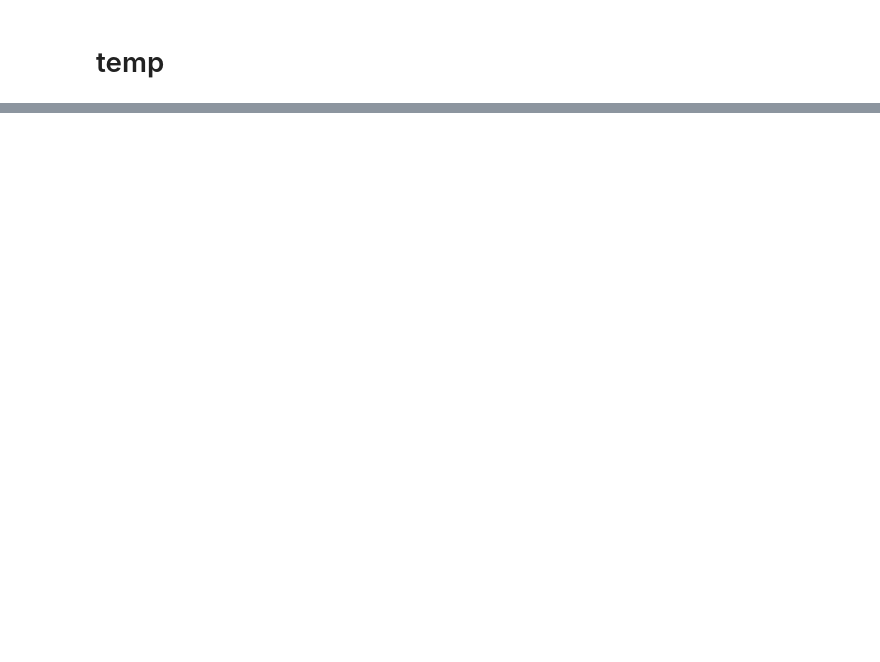
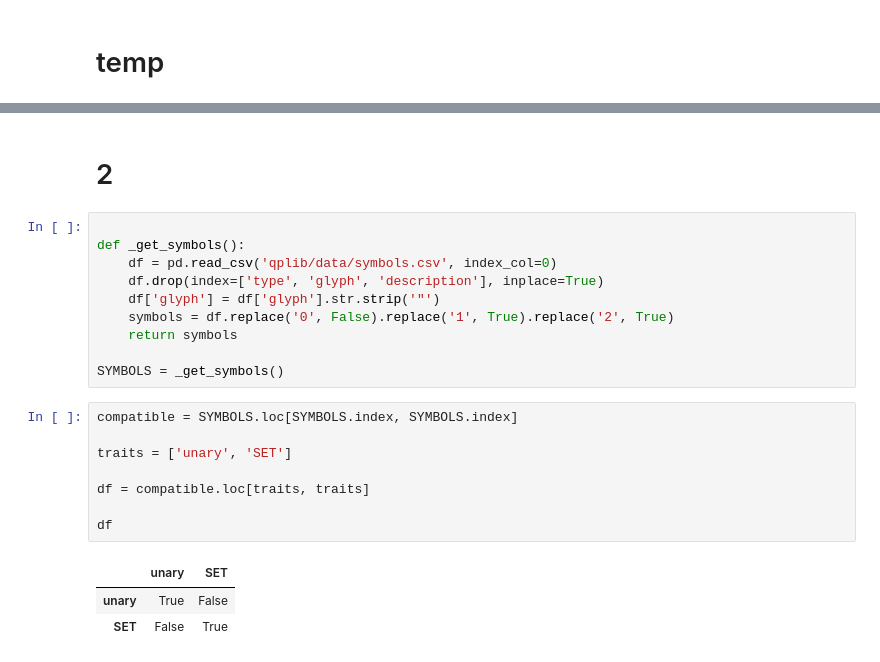
Before and after one commit to MartinVoelkl94/qplib_dev, a Jupyter notebook: prototyping.ipynb, the cells around one changed output, grey strips where cells are left out. Drawn from its saved outputs; the diff is of its cells as text; blank space fills up the shorter version.

```diff
--- a/prototyping.ipynb
+++ b/prototyping.ipynb
@@ -244,0 +882,24 @@ pd.set_option('display.max_columns', None)
+# %% [markdown]
+# 2
+# %%
+
+def _get_symbols():
+    df = pd.read_csv('qplib/data/symbols.csv', index_col=0)
+    df.drop(index=['type', 'glyph', 'description'], inplace=True)
+    df['glyph'] = df['glyph'].str.strip('"')
+    symbols = df.replace('0', False).replace('1', True).replace('2', True)
+    return symbols
+
+SYMBOLS = _get_symbols()
+# %%
+compatible = SYMBOLS.loc[SYMBOLS.index, SYMBOLS.index]
+
+traits = ['unary', 'SET']
+
+df = compatible.loc[traits, traits]
+
+df
+# %% [output]
+|  | unary | SET |
+| unary | True | False |
+| SET | False | True |
```
Also changed, not shown: parts of 9 cells of this notebook, 6 other files.
